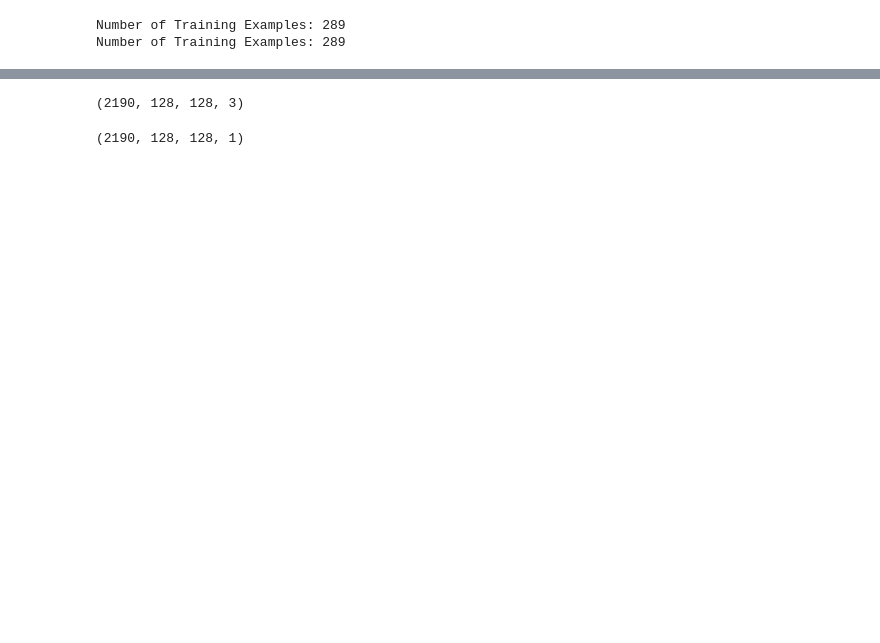
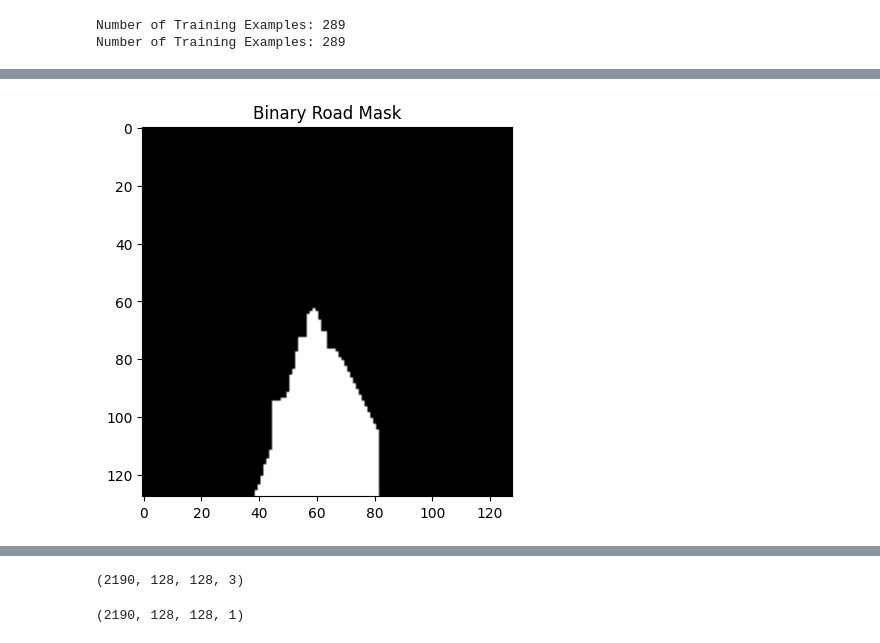
Before and after one commit to dut0817/roadsegmentation, a Jupyter notebook: roadsegmen.ipynb, the cells around one changed output, grey strips where cells are left out. Saved outputs shown, nothing was run; the diff lists cells and outputs as text; code cells hidden in the pictures; blank space fills up the shorter version.

```diff
--- a/roadsegmen.ipynb
+++ b/roadsegmen.ipynb
@@ -56,3 +91,9 @@ for i in range(num_imgs):
+# %%
+plt.imshow(binary_road_mask[0]/255., cmap='gray')
+plt.title('Binary Road Mask')
+plt.show()
+# %% [output]
+[figure, added]
 # %%
 num_val_samples = 70
 train_input_imgs = input_imgs[:-num_val_samples]
```
Also changed, not shown: parts of 19 cells of this notebook.
